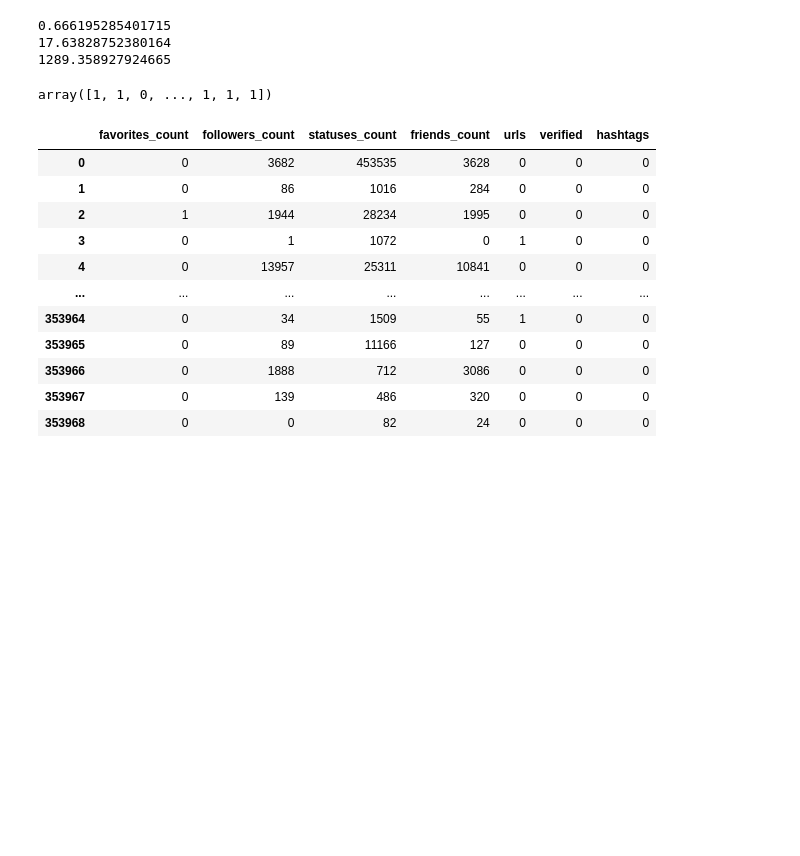
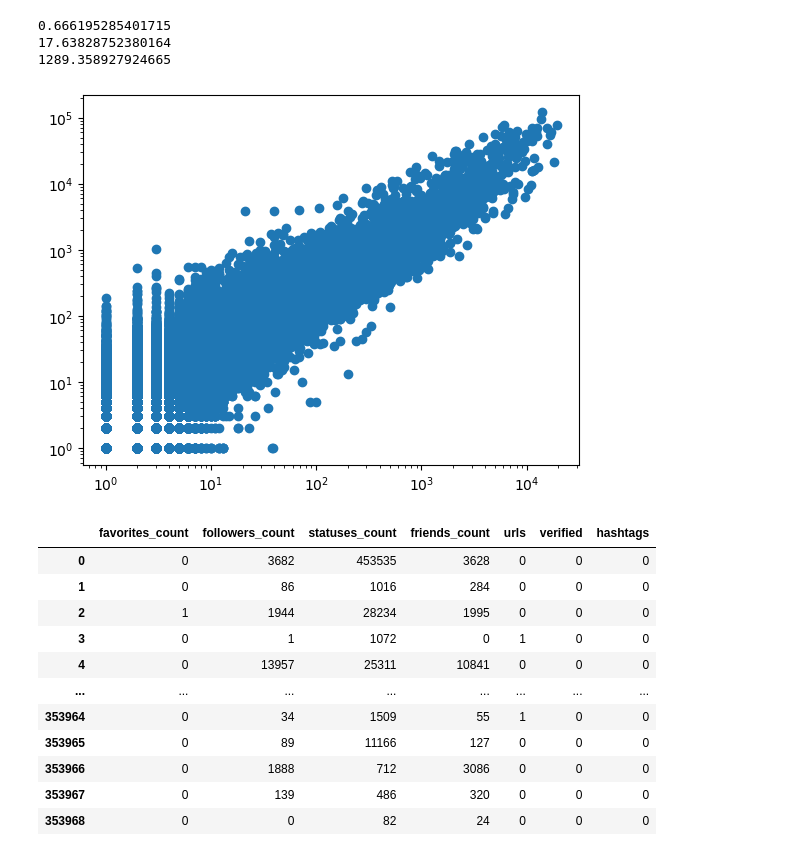
Before and after one commit to caiocj1/retweet-num-prediction, a Jupyter notebook: data_exploration.ipynb, the cells around one changed output. Saved outputs shown, nothing was run; the diff lists cells and outputs as text; code cells hidden in the pictures; blank space fills up the shorter version.

```diff
--- a/data_exploration.ipynb
+++ b/data_exploration.ipynb
@@ -96,10 +96,15 @@ print(new_train_df[(new_train_df['favorites_count'] > 1000)]['retweets_count'].v
 0.666195285401715
 17.63828752380164
 1289.358927924665
-# %%
-(new_train_df['favorites_count'].values == 0).astype(int)
-# %% [output]
-array([1, 1, 0, ..., 1, 1, 1])
+# %%
+fig = plt.figure()
+ax = plt.gca()
+ax.scatter(new_train_df['retweets_count'], new_train_df['favorites_count'])
+ax.set_yscale('log')
+ax.set_xscale('log')
+plt.show()
+# %% [output]
+[figure, added]
 # %%
 
 train_df_input = new_train_df.drop(['retweets_count', 'text'], axis=1)
```
Also changed, not shown: 3 other files.
